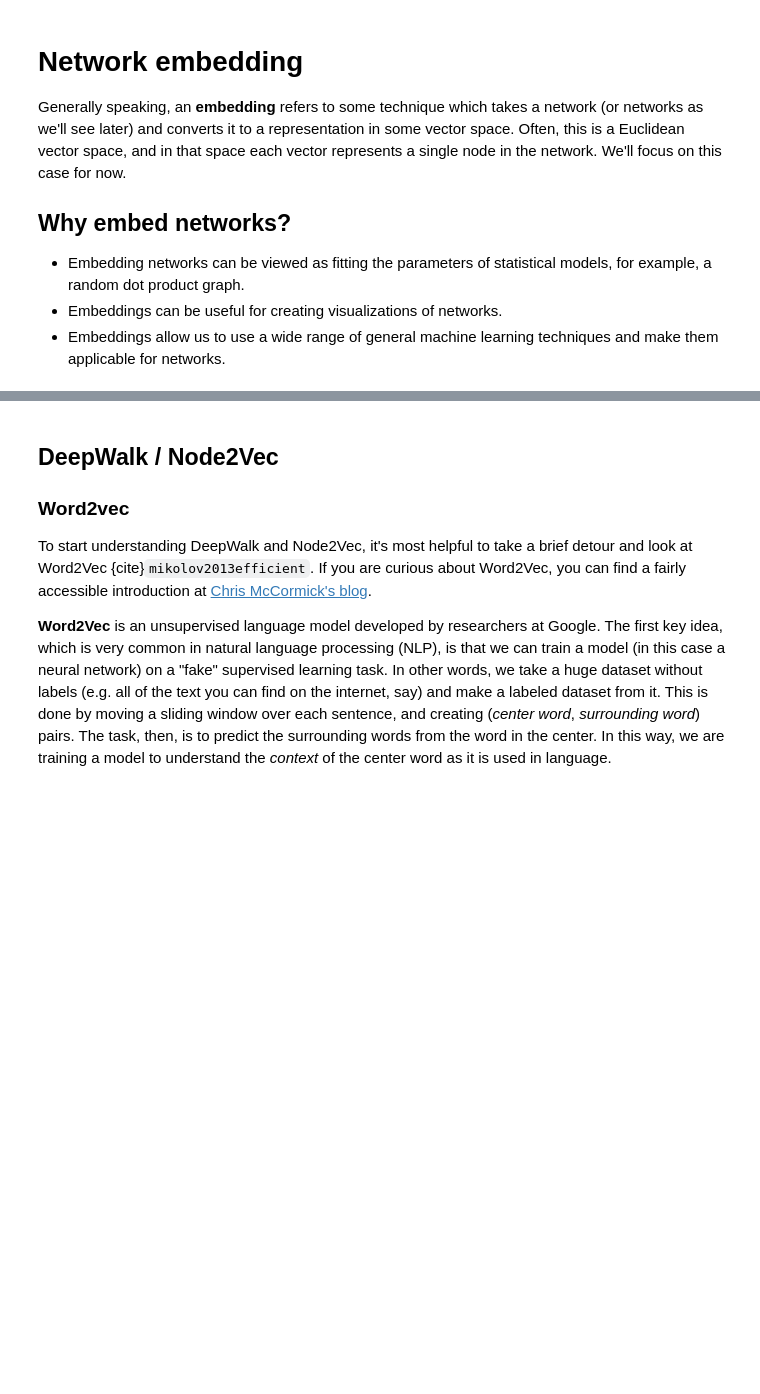
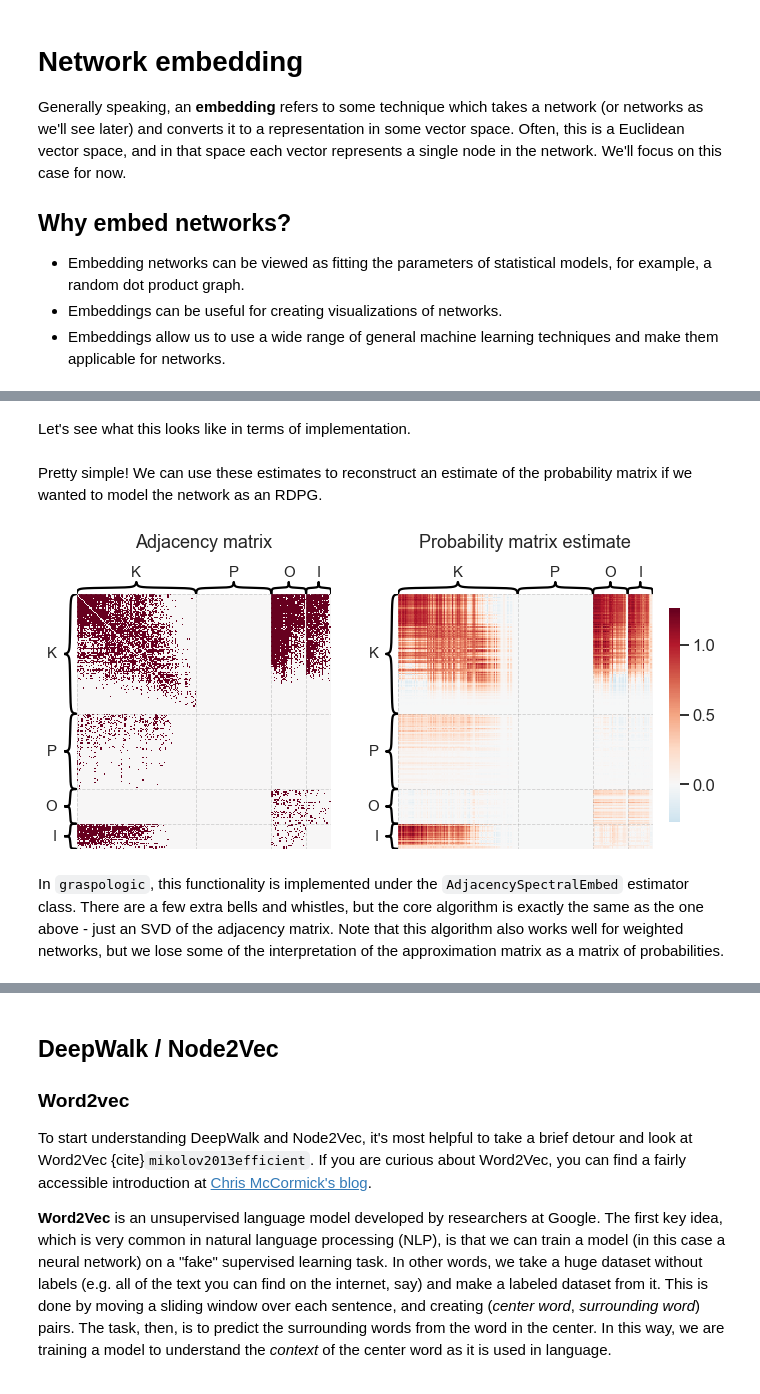
Before and after one commit to bdpedigo/networks-course, a Jupyter notebook: docs/embedding.ipynb, the cells around one changed output, grey strips where cells are left out. Saved outputs shown, nothing was run; the diff lists cells and outputs as text; code cells hidden in the pictures; blank space fills up the shorter version.

```diff
--- a/docs/embedding.ipynb
+++ b/docs/embedding.ipynb
@@ -131,3 +131,56 @@ in the RDPG setting. What "consistent" means in this setting is that is we had a
 generated from an RDPG, and then let the number of nodes in the network grow to infinity,
 then the $\hat{X}$ matrix we estimate via ASE would converge to the true latent position
 matrix, $X$.
+# %% [markdown]
+Let's see what this looks like in terms of implementation.
+# %%
+from graspologic.datasets import load_drosophila_right
+import numpy as np
+from graspologic.utils import binarize
+
+A, labels = load_drosophila_right(return_labels=True)
+A_bin = binarize(A)
+
+U, S, Vt = np.linalg.svd(A_bin)
+
+d = 3
+sigma_root = np.diag(np.sqrt(S[:d]))
+
+X = U[:, :d] @ sigma_root
+Y = Vt.T[:, :d] @ sigma_root
+# %% [markdown]
+Pretty simple! We can use these estimates to reconstruct an estimate of the probability
+matrix if we wanted to model the network as an RDPG.
+# %%
+from graspologic.plot import heatmap
+
+fig, axs = plt.subplots(1, 2, figsize=(10, 5))
+
+ax = axs[0]
+heatmap(
+    A_bin,
+    ax=ax,
+    inner_hier_labels=labels,
+    title="Adjacency matrix",
+    hier_label_fontsize=15,
+)
+fig.axes[2].remove()
+
+ax = axs[1]
+heatmap(
+    X @ Y.T,
+    ax=ax,
+    inner_hier_labels=labels,
+    title="Probability matrix estimate",
+    hier_label_fontsize=15,
+)
+
+plt.tight_layout()
+# %% [output]
+[figure, added]
+# %% [markdown]
+In `graspologic`, this functionality is implemented under the `AdjacencySpectralEmbed`
+estimator class. There are a few extra bells and whistles, but the core algorithm is
+exactly the same as the one above - just an SVD of the adjacency matrix. Note that this
+algorithm also works well for weighted networks, but we lose some of the interpretation
+of the approximation matrix as a matrix of probabilities.
```
Also changed, not shown: parts of 18 cells of this notebook.
